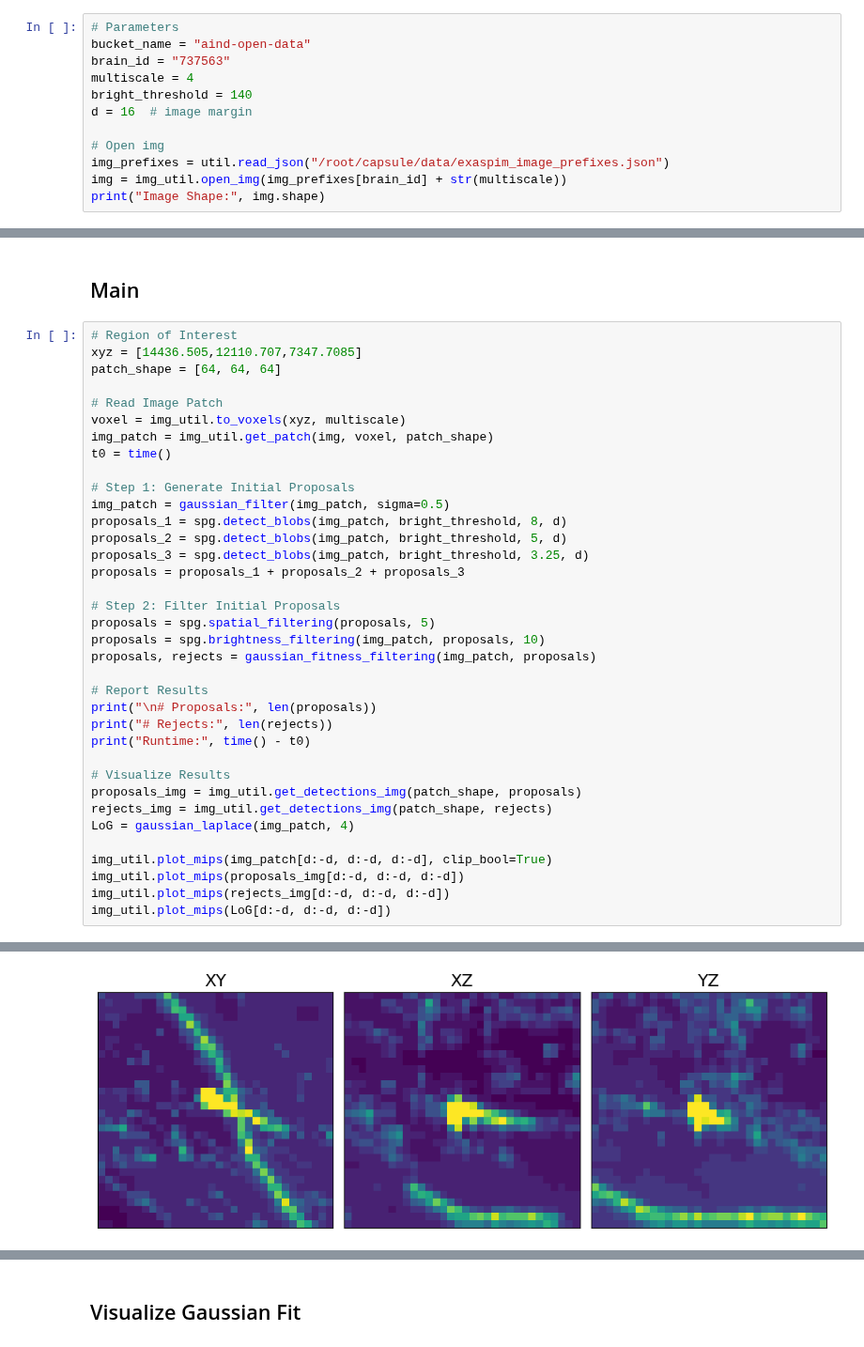
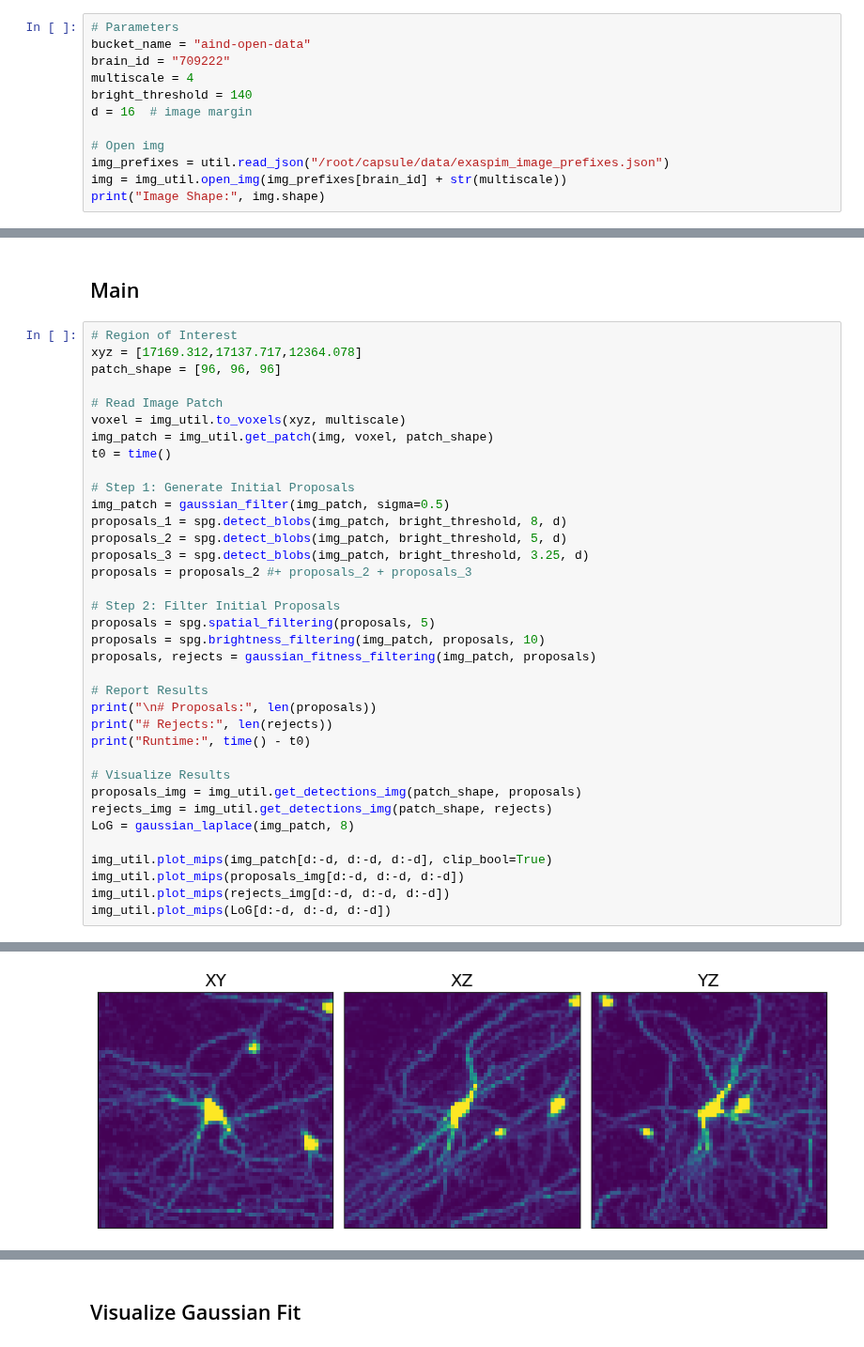
Before and after one commit to AllenNeuralDynamics/aind-exaspim-soma-detection, a Jupyter notebook: tutorials/proposal_generation.ipynb, the cells around one changed output, grey strips where cells are left out. Shown at 94% size. Cells and saved outputs as stored; diff of their text form.

```diff
--- a/tutorials/proposal_generation.ipynb
+++ b/tutorials/proposal_generation.ipynb
@@ -94,7 +94,7 @@ def gaussian_fitness_filtering(img_patch, proposals, r=4):
 # %%
 # Parameters
 bucket_name = "aind-open-data"
-brain_id = "737563"
+brain_id = "709222"
 multiscale = 4
 bright_threshold = 140
 d = 16  # image margin
@@ -109,8 +109,8 @@ Image Shape: (1, 1, 1805, 1812, 3895)
 ## Main
 # %%
 # Region of Interest
-xyz = [14436.505,12110.707,7347.7085]
-patch_shape = [64, 64, 64]
+xyz = [17169.312,17137.717,12364.078]
+patch_shape = [96, 96, 96]
 
 # Read Image Patch
 voxel = img_util.to_voxels(xyz, multiscale)
@@ -122,7 +122,7 @@ img_patch = gaussian_filter(img_patch, sigma=0.5)
 proposals_1 = spg.detect_blobs(img_patch, bright_threshold, 8, d)
 proposals_2 = spg.detect_blobs(img_patch, bright_threshold, 5, d)
 proposals_3 = spg.detect_blobs(img_patch, bright_threshold, 3.25, d)
-proposals = proposals_1 + proposals_2 + proposals_3
+proposals = proposals_2 #+ proposals_2 + proposals_3
 
 # Step 2: Filter Initial Proposals
 proposals = spg.spatial_filtering(proposals, 5)
@@ -137,7 +137,7 @@ print("Runtime:", time() - t0)
 # Visualize Results
 proposals_img = img_util.get_detections_img(patch_shape, proposals)
 rejects_img = img_util.get_detections_img(patch_shape, rejects)
-LoG = gaussian_laplace(img_patch, 4)
+LoG = gaussian_laplace(img_patch, 8)
 
 img_util.plot_mips(img_patch[d:-d, d:-d, d:-d], clip_bool=True)
 img_util.plot_mips(proposals_img[d:-d, d:-d, d:-d])
@@ -152 +155 @@ Runtime: 0.18796396255493164
-[figure, old version]
+[figure, new version]
```
Also changed, not shown: parts of 4 cells of this notebook.
